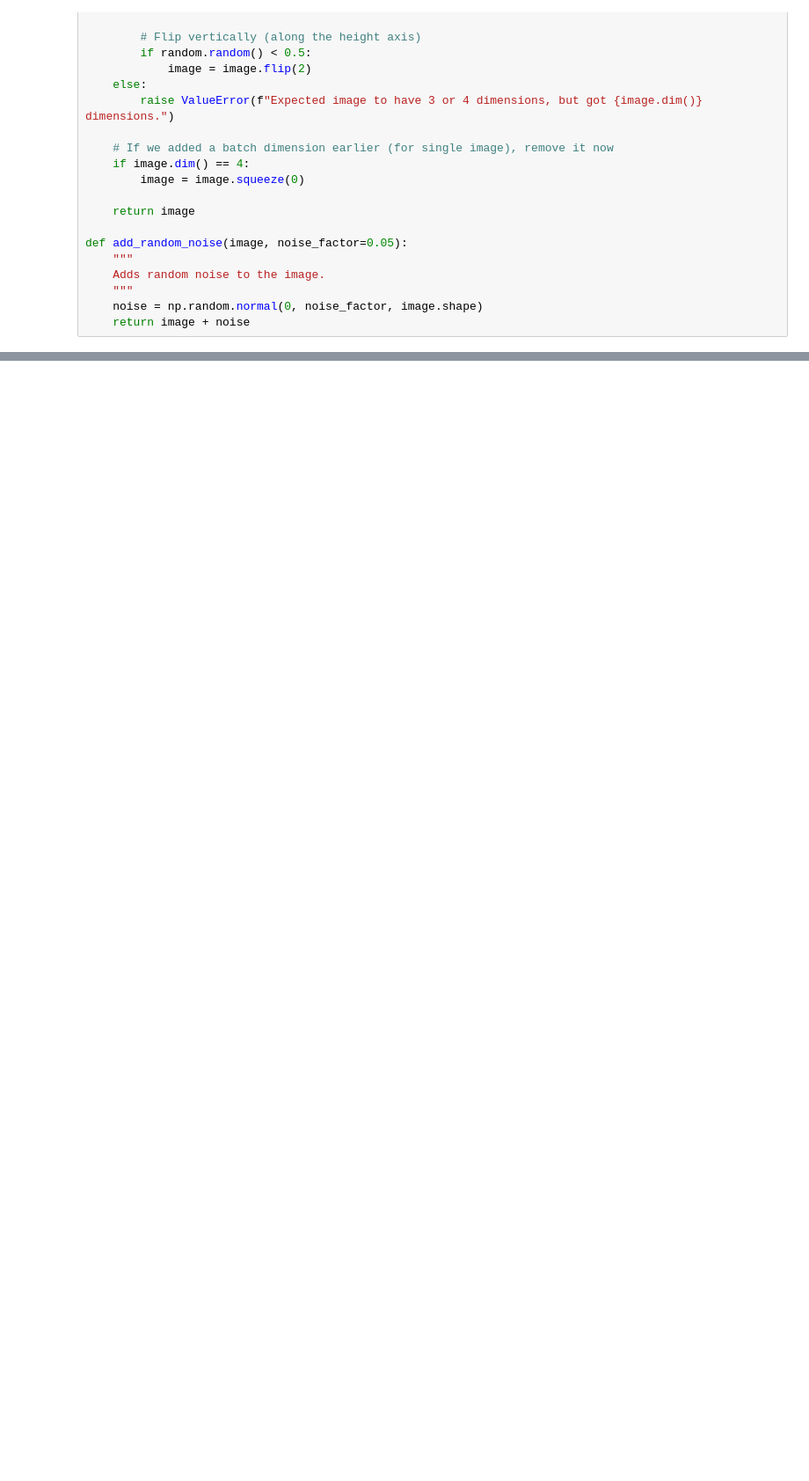
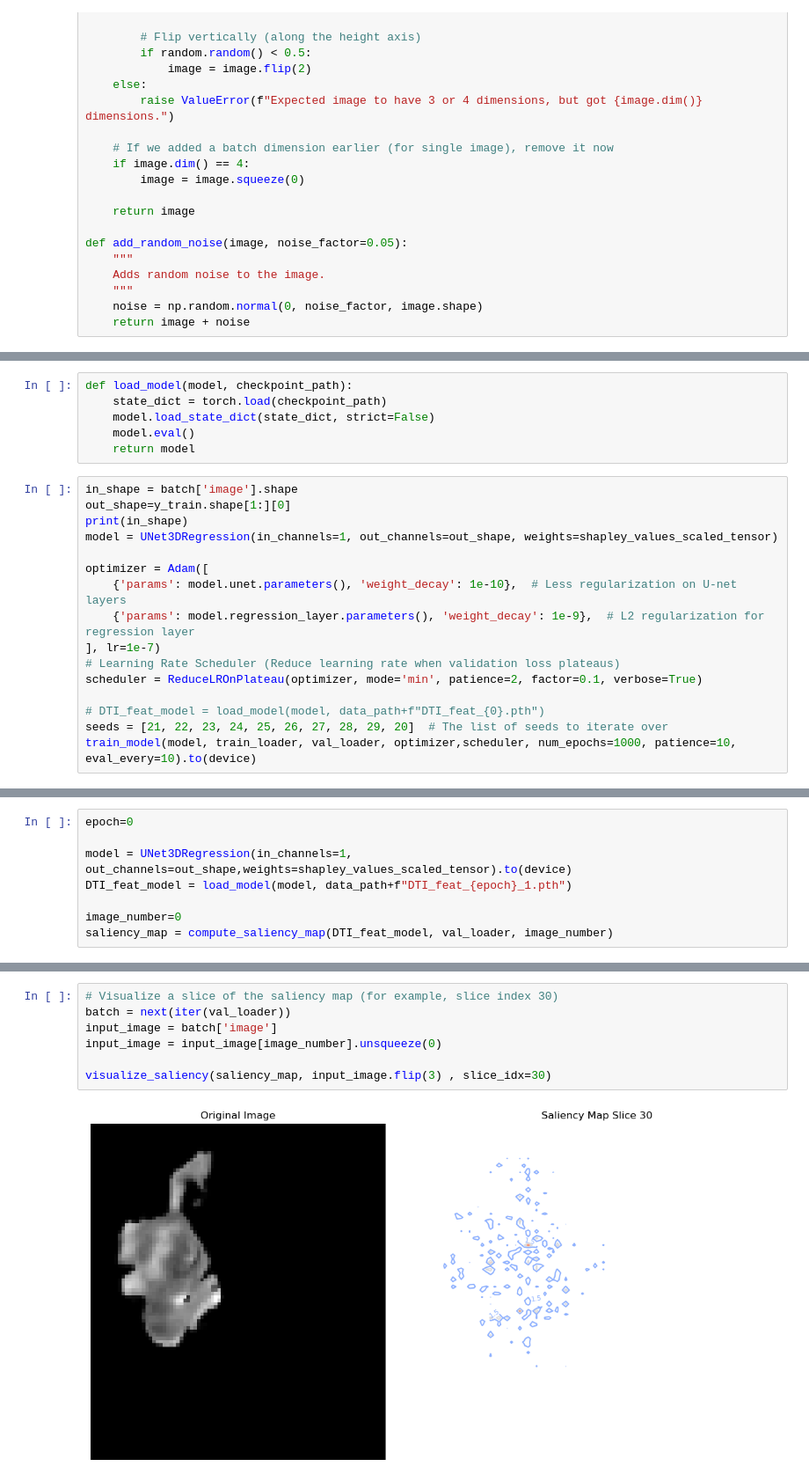
Before and after one commit to yyexela/EE577_Project, a Jupyter notebook: notebooks/DTI_DSC_feat_CNN.ipynb, the cells around one changed output, grey strips where cells are left out. Shown at 88% size. Drawn from its saved outputs; the diff is of its cells as text; blank space fills up the shorter version.

```diff
--- a/notebooks/DTI_DSC_feat_CNN.ipynb
+++ b/notebooks/DTI_DSC_feat_CNN.ipynb
@@ -141,0 +505,22 @@ class CustomDataset(Dataset):
+# %%
+def load_model(model, checkpoint_path):
+    state_dict = torch.load(checkpoint_path)
+    model.load_state_dict(state_dict, strict=False)
+    model.eval()
+    return model
+# %%
+in_shape = batch['image'].shape
+out_shape=y_train.shape[1:][0]
+print(in_shape)
+model = UNet3DRegression(in_channels=1, out_channels=out_shape, weights=shapley_values_scaled_tensor)
+
+optimizer = Adam([
+    {'params': model.unet.parameters(), 'weight_decay': 1e-10},  # Less regularization on U-net layers
+    {'params': model.regression_layer.parameters(), 'weight_decay': 1e-9},  # L2 regularization for regression layer
+], lr=1e-7)
+# Learning Rate Scheduler (Reduce learning rate when validation loss plateaus)
+scheduler = ReduceLROnPlateau(optimizer, mode='min', patience=2, factor=0.1, verbose=True)
+
+# DTI_feat_model = load_model(model, data_path+f"DTI_feat_{0}.pth")
+seeds = [21, 22, 23, 24, 25, 26, 27, 28, 29, 20]  # The list of seeds to iterate over
+train_model(model, train_loader, val_loader, optimizer,scheduler, num_epochs=1000, patience=10, eval_every=10).to(device)
@@ -141,0 +663,8 @@ class CustomDataset(Dataset):
+# %%
+epoch=0
+
+model = UNet3DRegression(in_channels=1, out_channels=out_shape,weights=shapley_values_scaled_tensor).to(device)
+DTI_feat_model = load_model(model, data_path+f"DTI_feat_{epoch}_1.pth")
+
+image_number=0
+saliency_map = compute_saliency_map(DTI_feat_model, val_loader, image_number)
@@ -141,0 +678,9 @@ class CustomDataset(Dataset):
+# %%
+# Visualize a slice of the saliency map (for example, slice index 30)
+batch = next(iter(val_loader))
+input_image = batch['image']
+input_image = input_image[image_number].unsqueeze(0)
+
+visualize_saliency(saliency_map, input_image.flip(3) , slice_idx=30)
+# %% [output]
+[figure, added]
```
Also changed, not shown: parts of 26 cells of this notebook.
